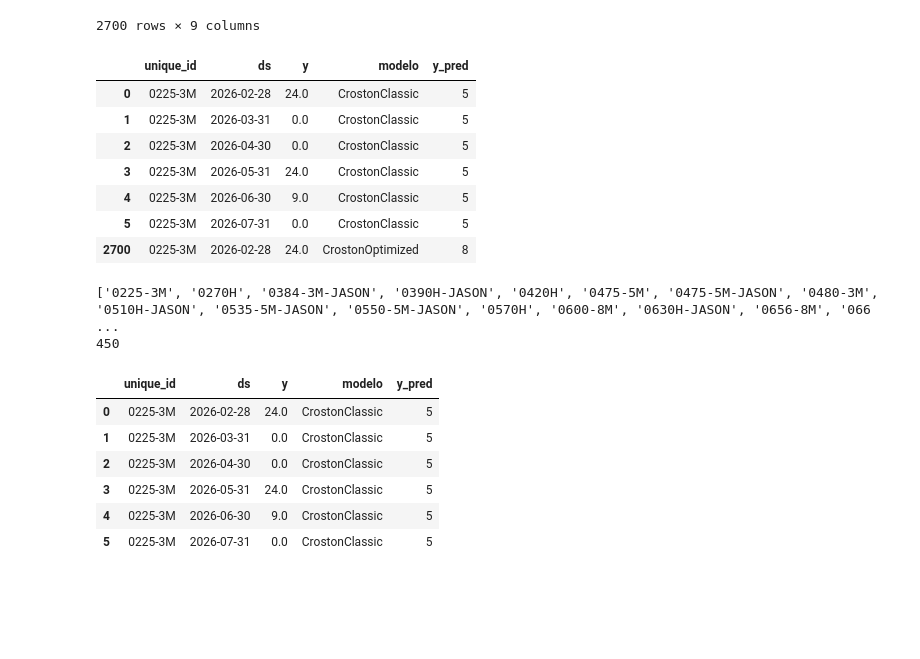
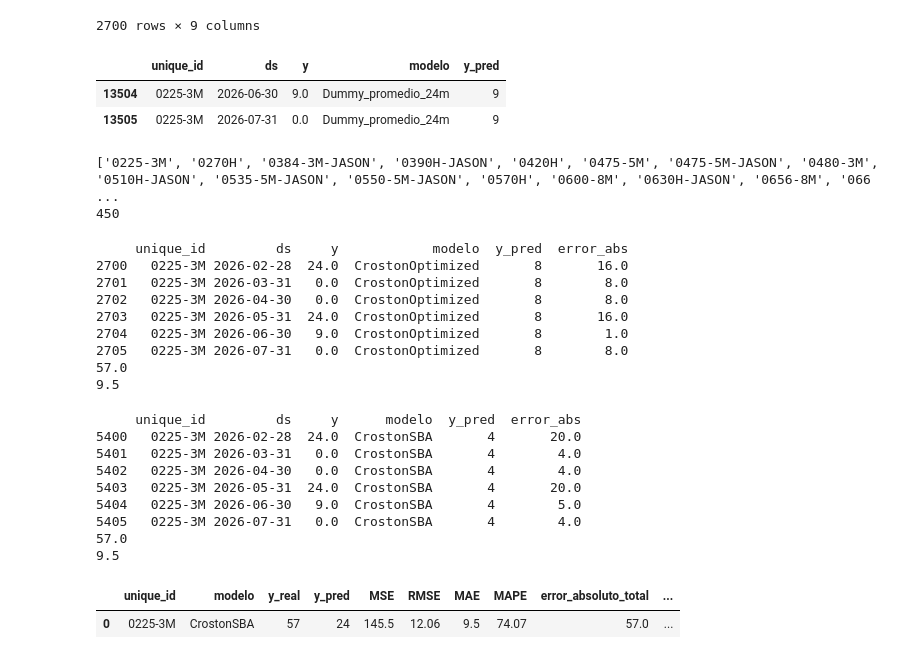
Before and after one commit to choppeb7/Tesis-Master-AI, a Jupyter notebook: 6_Forecast_series_temporales.ipynb, the cells around one changed output. Drawn from its saved outputs; the diff is of its cells as text; code cells hidden in the pictures; blank space fills up the shorter version.

```diff
--- a/6_Forecast_series_temporales.ipynb
+++ b/6_Forecast_series_temporales.ipynb
@@ -635,36 +660,31 @@ df_evaluacion_con_dummy
 # %%
 # ============================================================
 # Convertir predicciones a formato largo
 # ============================================================
 
 cols_basicas=[
     "unique_id",
     "ds",
     "y"
 ]
 
 cols_basicas= [col for col in df_evaluacion_con_dummy.columns
                if col in cols_basicas]
 
 df_eval_long = df_evaluacion_con_dummy.melt(
     id_vars=cols_basicas,
     value_vars=columnas_modelos_evaluar,
     var_name="modelo",
     value_name="y_pred"
 )
 df_eval_long["y"]=pd.to_numeric(df_eval_long["y"], errors="coerce").fillna(0)
 df_eval_long["y_pred"]=pd.to_numeric(df_eval_long["y_pred"], errors="coerce").fillna(0)
 
-display(df_eval_long[df_eval_long["unique_id"]=="0225-3M"].head(7))
+display(df_eval_long[df_eval_long["unique_id"]=="0225-3M"].tail(2))
 # %% [output]
 |  | unique_id | ds | y | modelo | y_pred |
-| 0 | 0225-3M | 2026-02-28 | 24.0 | CrostonClassic | 5 |
-| 1 | 0225-3M | 2026-03-31 | 0.0 | CrostonClassic | 5 |
-| 2 | 0225-3M | 2026-04-30 | 0.0 | CrostonClassic | 5 |
-| 3 | 0225-3M | 2026-05-31 | 24.0 | CrostonClassic | 5 |
-| 4 | 0225-3M | 2026-06-30 | 9.0 | CrostonClassic | 5 |
-| 5 | 0225-3M | 2026-07-31 | 0.0 | CrostonClassic | 5 |
-| 2700 | 0225-3M | 2026-02-28 | 24.0 | CrostonOptimized | 8 |
+| 13504 | 0225-3M | 2026-06-30 | 9.0 | Dummy_promedio_24m | 9 |
+| 13505 | 0225-3M | 2026-07-31 | 0.0 | Dummy_promedio_24m | 9 |
 # %%
 df_0225_3M_CrostonClassic=df_eval_long[(df_eval_long["unique_id"]=="0225-3M") & (df_eval_long["modelo"]=="CrostonClassic")].copy()
 # %%
@@ -685,15 +705,39 @@ def crear_df_por_articulo_modelo(df, codigo_articulo, modelo):
     ].copy()
 
     return df_filtrado
+# %%
+df_0225_3M_CrostonOptimized=crear_df_por_articulo_modelo(df_eval_long, "0225-3M", "CrostonOptimized")
+df_0225_3M_CrostonOptimized["error_abs"]=np.abs(df_0225_3M_CrostonOptimized["y"]-df_0225_3M_CrostonOptimized["y_pred"])
+df_0225_3M_CrostonOptimized.head(10)
+mae=df_0225_3M_CrostonOptimized["error_abs"].mean()
+print(df_0225_3M_CrostonOptimized)
+print(df_0225_3M_CrostonOptimized["error_abs"].sum())
+print(mae)
+# %% [output]
+     unique_id         ds     y            modelo  y_pred  error_abs
+2700   0225-3M 2026-02-28  24.0  CrostonOptimized       8       16.0
+2701   0225-3M 2026-03-31   0.0  CrostonOptimized       8        8.0
+2702   0225-3M 2026-04-30   0.0  CrostonOptimized       8        8.0
+2703   0225-3M 2026-05-31  24.0  CrostonOptimized       8       16.0
+2704   0225-3M 2026-06-30   9.0  CrostonOptimized       8        1.0
+2705   0225-3M 2026-07-31   0.0  CrostonOptimized       8        8.0
+57.0
+9.5
 # %%
-df_0225_3M_CrostonClassic=crear_df_por_articulo_modelo(df_eval_long, "0225-3M", "CrostonClassic")
-df_0225_3M_CrostonClassic.head(10)
+df_0225_3M_CrostonSBA=crear_df_por_articulo_modelo(df_eval_long, "0225-3M", "CrostonSBA")
+df_0225_3M_CrostonSBA["error_abs"]=np.abs(df_0225_3M_CrostonSBA["y"]-df_0225_3M_CrostonSBA["y_pred"])
+mae=df_0225_3M_CrostonSBA["error_abs"].mean()
+print(df_0225_3M_CrostonSBA)
+print(df_0225_3M_CrostonSBA["error_abs"].sum())
+print(mae)
 # %% [output]
-|  | unique_id | ds | y | modelo | y_pred |
-| 0 | 0225-3M | 2026-02-28 | 24.0 | CrostonClassic | 5 |
-| 1 | 0225-3M | 2026-03-31 | 0.0 | CrostonClassic | 5 |
-| 2 | 0225-3M | 2026-04-30 | 0.0 | CrostonClassic | 5 |
-| 3 | 0225-3M | 2026-05-31 | 24.0 | CrostonClassic | 5 |
-| 4 | 0225-3M | 2026-06-30 | 9.0 | CrostonClassic | 5 |
-| 5 | 0225-3M | 2026-07-31 | 0.0 | CrostonClassic | 5 |
+     unique_id         ds     y      modelo  y_pred  error_abs
+5400   0225-3M 2026-02-28  24.0  CrostonSBA       4       20.0
+5401   0225-3M 2026-03-31   0.0  CrostonSBA       4        4.0
+5402   0225-3M 2026-04-30   0.0  CrostonSBA       4        4.0
+5403   0225-3M 2026-05-31  24.0  CrostonSBA       4       20.0
+5404   0225-3M 2026-06-30   9.0  CrostonSBA       4        5.0
+5405   0225-3M 2026-07-31   0.0  CrostonSBA       4        4.0
+57.0
+9.5
 # %%
@@ -722,6 +832,12 @@ def calcular_metricas(df_articulo_modelo_filtrado):
 
     df_metricas_articulo_modelo= Serie_filtrada_con_metricas.to_frame().T
     return df_metricas_articulo_modelo
+# %%
+prueba=calcular_metricas(df_0225_3M_CrostonSBA)
+prueba.head(10)
+# %% [output]
+|  | unique_id | modelo | y_real | y_pred | MSE | RMSE | MAE | MAPE | error_absoluto_total | ... |
+| 0 | 0225-3M | CrostonSBA | 57 | 24 | 145.5 | 12.06 | 9.5 | 74.07 | 57.0 | ... |
 # %%
 df_0225_3M_con_metricas=calcular_metricas(df_0225_3M_CrostonClassic)
 df_0225_3M_con_metricas.head()
```
Also changed, not shown: parts of 50 cells of this notebook, 1 other file.
